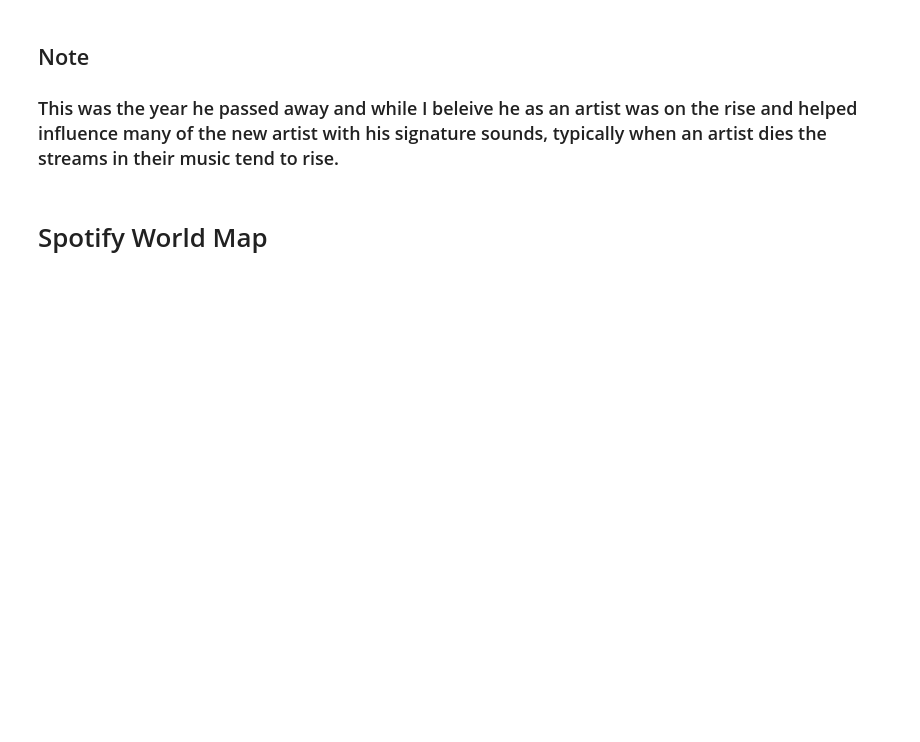
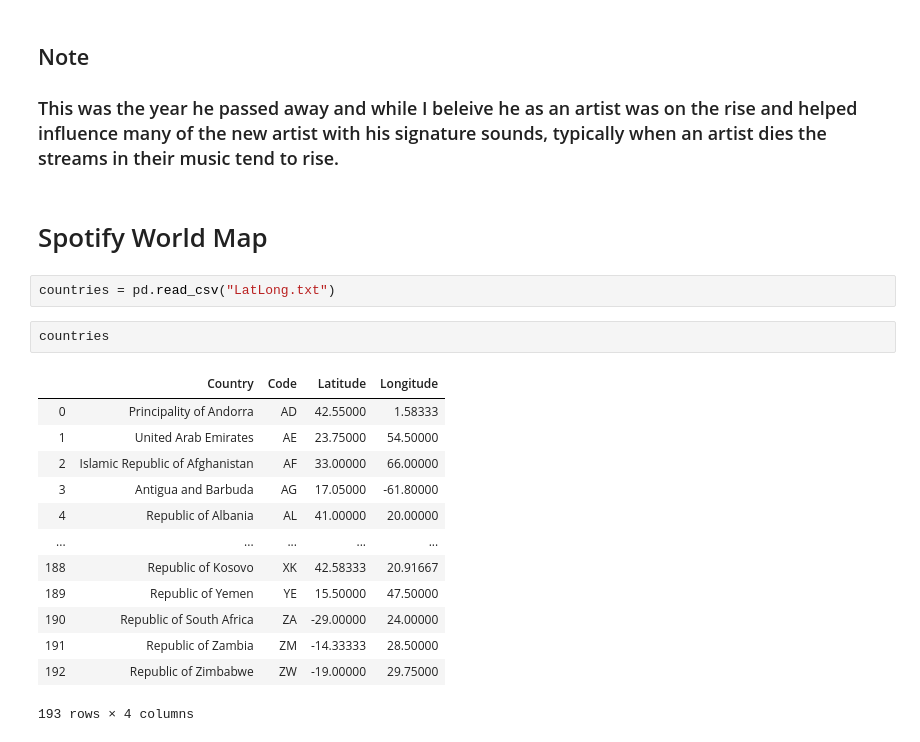
Before and after one commit to Sguthrie123/Spotify-2018, a Jupyter notebook: spotify2018-top100.ipynb, the cells around one changed output. Drawn from its saved outputs; the diff is of its cells as text; blank space fills up the shorter version.

```diff
--- a/spotify2018-top100.ipynb
+++ b/spotify2018-top100.ipynb
@@ -165,6 +165,24 @@ XXX[['name', 'danceability','energy', 'loudness', 'valence', 'tempo']]
 ### This was the year he passed away and while I beleive he as an artist was on the rise and helped influence many of the new artist with his signature sounds, typically when an artist dies the streams in their music tend to rise.
 # %% [markdown]
 # Spotify World Map
+# %%
+countries = pd.read_csv("LatLong.txt")
+# %%
+countries
+# %% [output]
+|  | Country | Code | Latitude | Longitude |
+| 0 | Principality of Andorra | AD | 42.55000 | 1.58333 |
+| 1 | United Arab Emirates | AE | 23.75000 | 54.50000 |
+| 2 | Islamic Republic of Afghanistan | AF | 33.00000 | 66.00000 |
+| 3 | Antigua and Barbuda | AG | 17.05000 | -61.80000 |
+| 4 | Republic of Albania | AL | 41.00000 | 20.00000 |
+| ... | ... | ... | ... | ... |
+| 188 | Republic of Kosovo | XK | 42.58333 | 20.91667 |
+| 189 | Republic of Yemen | YE | 15.50000 | 47.50000 |
+| 190 | Republic of South Africa | ZA | -29.00000 | 24.00000 |
+| 191 | Republic of Zambia | ZM | -14.33333 | 28.50000 |
+| 192 | Republic of Zimbabwe | ZW | -19.00000 | 29.75000 |
+193 rows × 4 columns
 # %%
 m = folium.Map(
     location=[48, -102],
```
Also changed, not shown: parts of 2 cells of this notebook, 1 other file.
